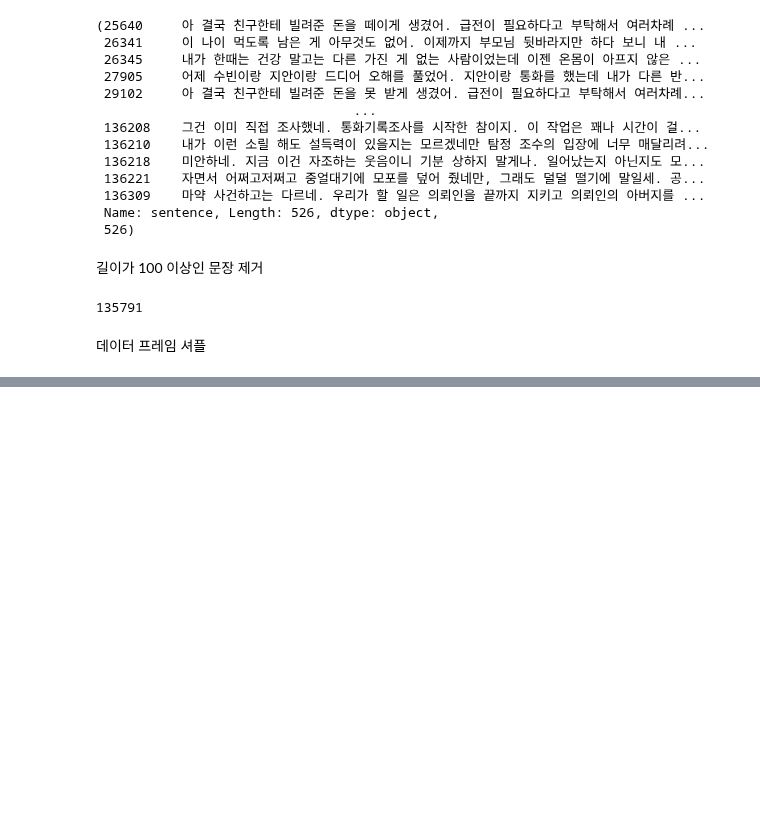
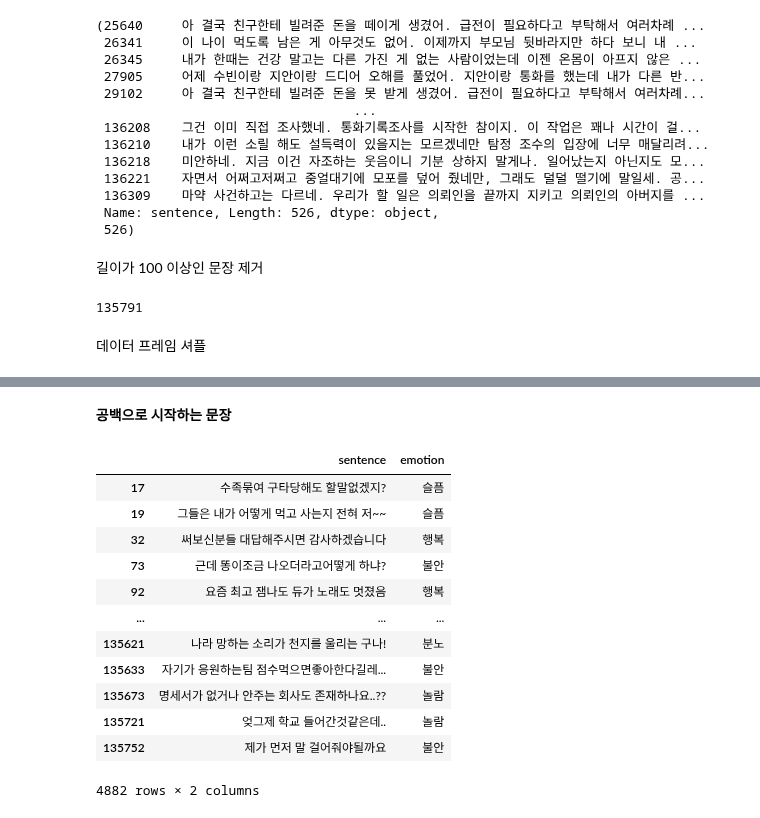
Before and after one commit to Bongwoo2lee/floread, a Jupyter notebook: sentiment-analysis/EDA.ipynb, the cells around one changed output, grey strips where cells are left out. Cells and saved outputs as stored; diff of their text form; code cells hidden in the pictures; blank space fills up the shorter version.

```diff
--- a/sentiment-analysis/EDA.ipynb
+++ b/sentiment-analysis/EDA.ipynb
@@ -928,0 +967,7 @@ trainset.to_csv('data/병합데이터셋-v3.csv', encoding='utf-8-sig')
+# %%
+def remove_end_0(sentence):
+    if sentence.endswith('0'):
+        return sentence[:-1]
+    return sentence
+
+df['sentence'] = df['sentence'].apply(remove_end_0)
@@ -928,0 +976,30 @@ trainset.to_csv('data/병합데이터셋-v3.csv', encoding='utf-8-sig')
+# %%
+replacements = {
+    r'\?0': '?',
+    r';0': ';',
+    r'ㅠ0': 'ㅠ',
+    r'ㅜ0': 'ㅜ',
+    r'\.0': '.'
+}
+
+for pattern, replacement in replacements.items():
+    df['sentence'] = df['sentence'].str.replace(pattern, replacement, regex=True)
+# %% [markdown]
+__공백으로 시작하는 문장__
+# %%
+df_starting_with_space = df[df['sentence'].str.match(r'^\s+')]
+df_starting_with_space
+# %% [output]
+|  | sentence | emotion |
+| 17 | 수족묶여 구타당해도 할말없겠지? | 슬픔 |
+| 19 | 그들은 내가 어떻게 먹고 사는지 전혀 저~~ | 슬픔 |
+| 32 | 써보신분들 대답해주시면 감사하겠습니다 | 행복 |
+| 73 | 근데 똥이조금 나오더라고어떻게 하냐? | 불안 |
+| 92 | 요즘 최고 잼나도 듀가 노래도 멋졌음 | 행복 |
+| ... | ... | ... |
+| 135621 | 나라 망하는 소리가 천지를 울리는 구나! | 분노 |
+| 135633 | 자기가 응원하는팀 점수먹으면좋아한다길레... | 불안 |
+| 135673 | 명세서가 없거나 안주는 회사도 존재하나요..?? | 놀람 |
+| 135721 | 엊그제 학교 들어간것같은데.. | 놀람 |
+| 135752 | 제가 먼저 말 걸어줘야될까요 | 불안 |
+4882 rows × 2 columns
```
Also changed, not shown: parts of 12 cells of this notebook.
